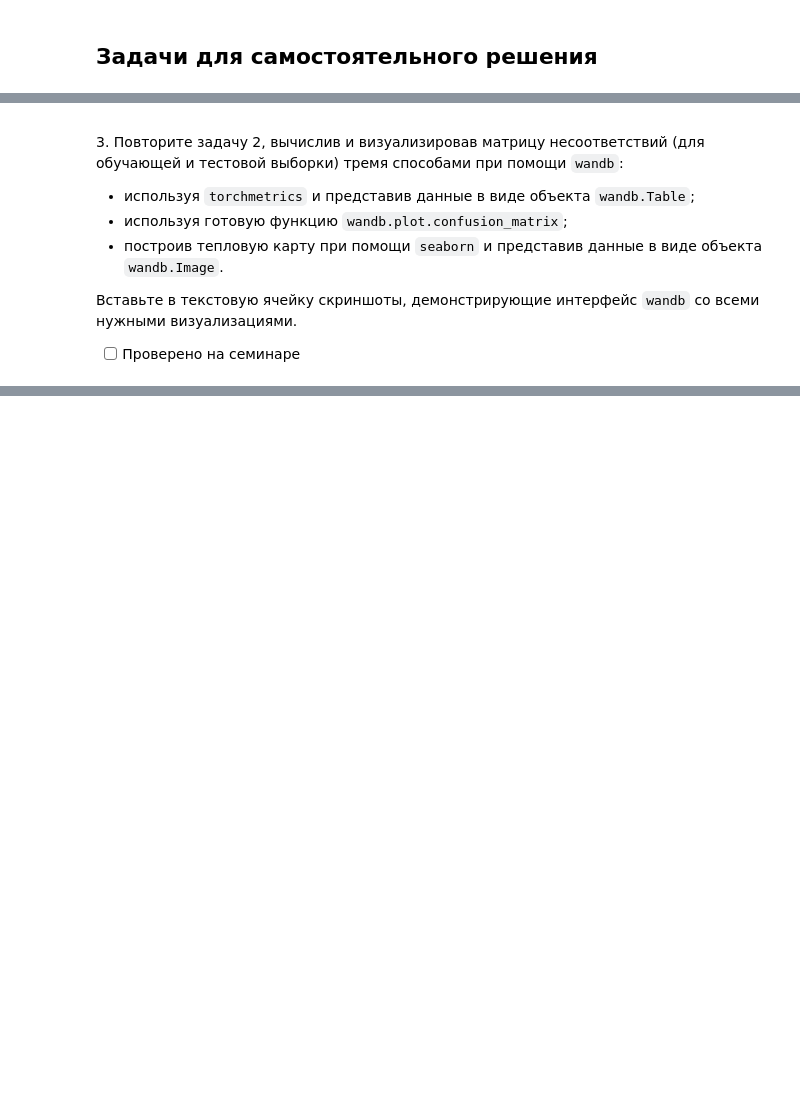
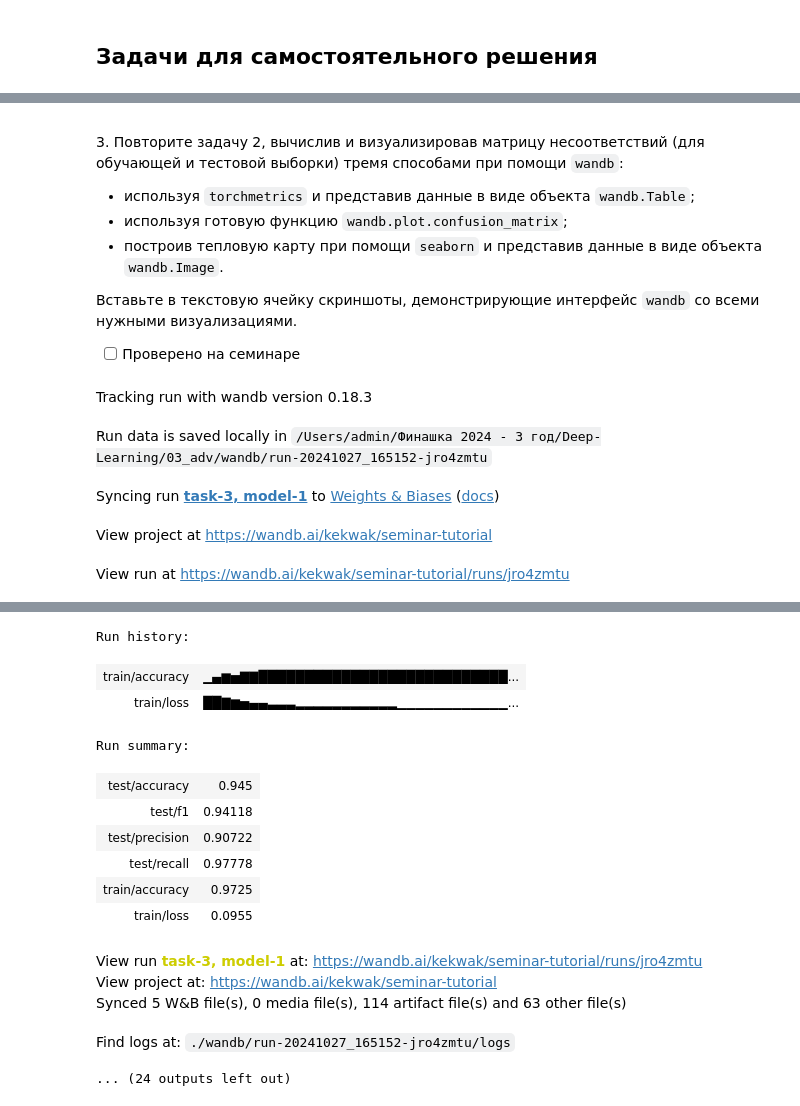
Before and after one commit to kekwak/Deep-Learning, a Jupyter notebook: 03_adv/03_1_monitoring.ipynb, the cells around one changed output, grey strips where cells are left out. Saved outputs shown, nothing was run; the diff lists cells and outputs as text; code cells hidden in the pictures; blank space fills up the shorter version.

```diff
--- a/03_adv/03_1_monitoring.ipynb
+++ b/03_adv/03_1_monitoring.ipynb
@@ -361,5 +473,5 @@ y = th.LongTensor(y)
 # %% [markdown]
-<p class="task" id="3"></p>
+<p class='task' id='3'></p>
 
 3\. Повторите задачу 2, вычислив и визуализировав матрицу несоответствий (для обучающей и тестовой выборки) тремя способами при помощи `wandb`:
 * используя `torchmetrics` и представив данные в виде объекта `wandb.Table`;
@@ -372,0 +512,9 @@ y = th.LongTensor(y)
+# %%
+optimizer_1 = optim.AdamW(model_1.parameters(), lr=0.01)
+criterion_1 = nn.CrossEntropyLoss()
+
+optimizer_2 = optim.AdamW(model_2.parameters(), lr=0.01)
+criterion_2 = nn.CrossEntropyLoss()
+
+optimizer_3 = optim.AdamW(model_3.parameters(), lr=0.01)
+criterion_3 = nn.CrossEntropyLoss()
@@ -372,0 +603,25 @@ y = th.LongTensor(y)
+# %%
+models = [model_1, model_2, model_3]
+optimizers = [optimizer_1, optimizer_2, optimizer_3]
+criterions = [criterion_1, criterion_2, criterion_3]
+configs = [
+    {'num_epochs': 60, 'print_every': 20, 'model_name': 'task-3, model-1'},
+    {'num_epochs': 40, 'print_every': 20, 'model_name': 'task-3, model-2'},
+    {'num_epochs': 30, 'print_every': 15, 'model_name': 'task-3, model-3'},
+]
+
+for model, optimizer, criterion, config in zip(models, optimizers, criterions, configs):
+    with wandb.init(
+        project='seminar-tutorial',
+        name=config['model_name'],
+        tags=['task-3'],
+        config=config
+    ):
+        train(model, optimizer, criterion, **config)
+    wandb.finish()
+# %% [output]
+Tracking run with wandb version 0.18.3
+Run data is saved locally in /Users/admin/Финашка 2024 - 3 год/Deep-Learning/03_adv/wandb/run-20241027_165152-jro4zmtu
+Syncing run task-3, model-1 to Weights & Biases (docs)
+View project at https://wandb.ai/kekwak/seminar-tutorial
+View run at https://wandb.ai/kekwak/seminar-tutorial/runs/jro4zmtu
@@ -372,0 +632,15 @@ y = th.LongTensor(y)
+Run history:
+| train/accuracy | ▁▄▆▅▇▇███████████████████████████... |
+| train/loss | ██▇▆▅▄▄▃▃▃▂▂▂▂▂▂▂▂▂▂▂▁▁▁▁▁▁▁▁▁▁▁▁... |
+Run summary:
+| test/accuracy | 0.945 |
+| test/f1 | 0.94118 |
+| test/precision | 0.90722 |
+| test/recall | 0.97778 |
+| train/accuracy | 0.9725 |
+| train/loss | 0.0955 |
+View run task-3, model-1 at: https://wandb.ai/kekwak/seminar-tutorial/runs/jro4zmtu
+View project at: https://wandb.ai/kekwak/seminar-tutorial
+Synced 5 W&B file(s), 0 media file(s), 114 artifact file(s) and 63 other file(s)
+Find logs at: ./wandb/run-20241027_165152-jro4zmtu/logs
+... (24 outputs left out)
```
Also changed, not shown: parts of 41 cells of this notebook, 6 other files.
